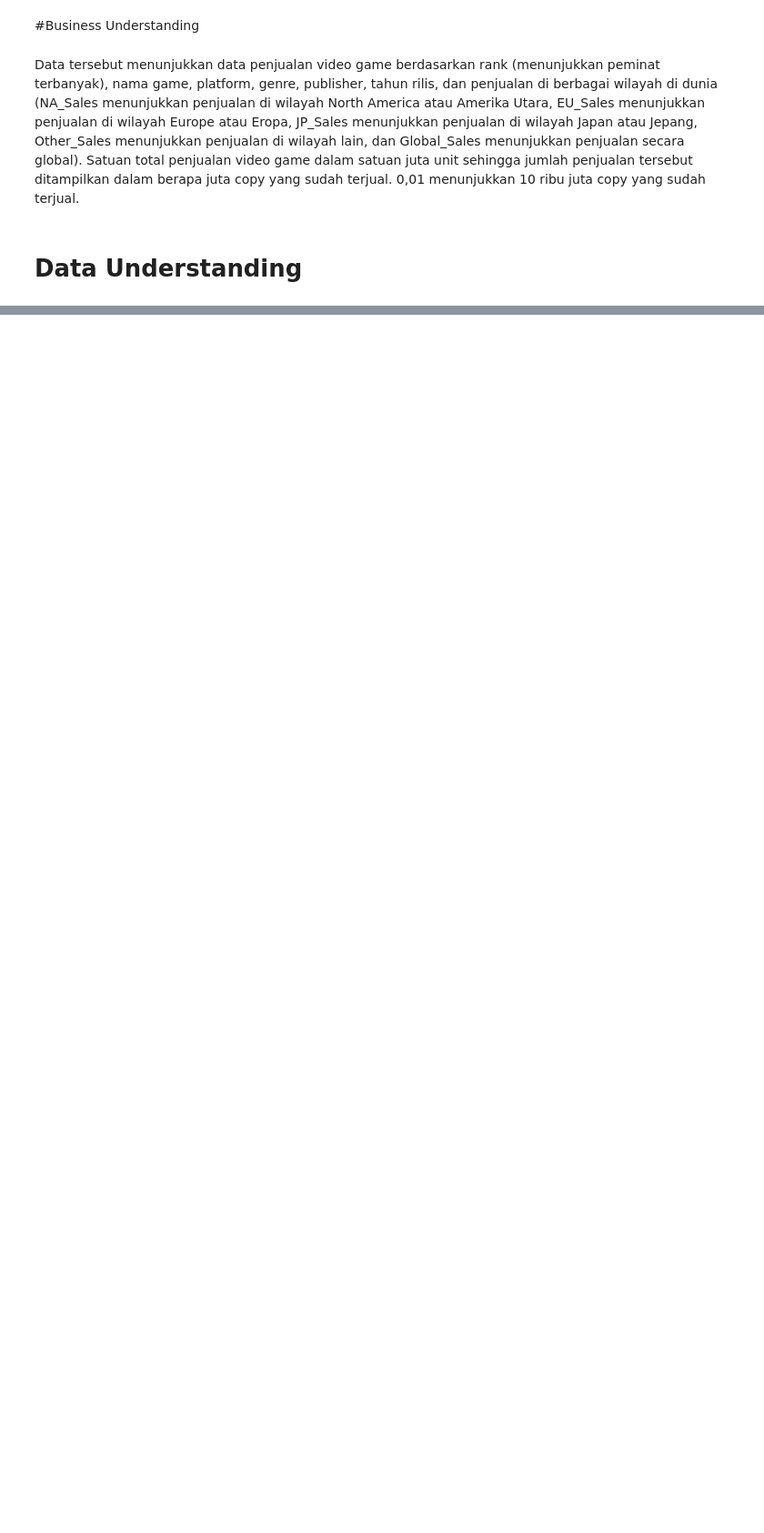
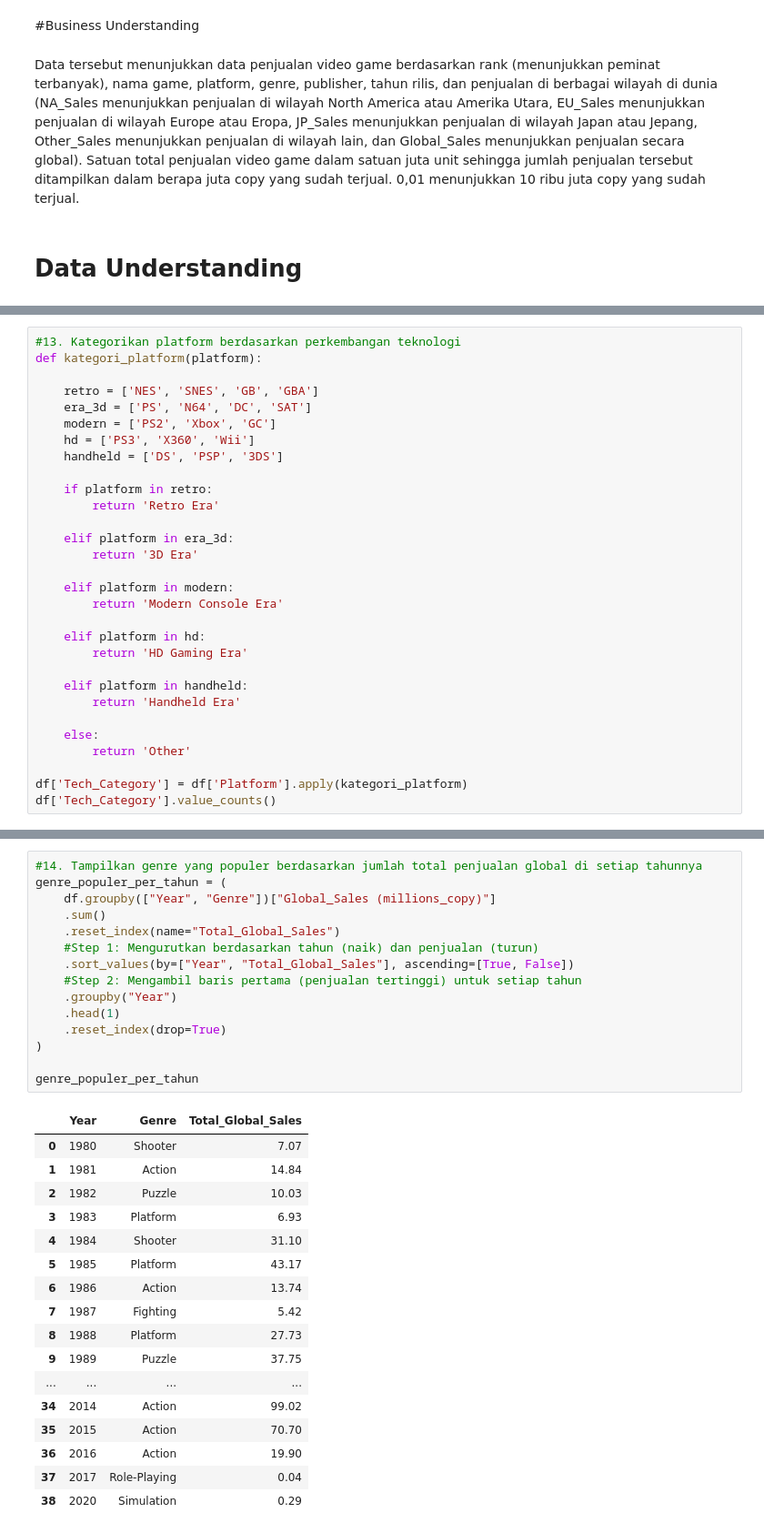
Before and after one commit to dewitrilestari/BLKPP-DIY-VS-CODE, a Jupyter notebook: Mini_Project_Kelompok_2.ipynb, the cells around one changed output, grey strips where cells are left out. Shown at 91% size. Cells and saved outputs as stored; diff of their text form; blank space fills up the shorter version.

```diff
--- a/Mini_Project_Kelompok_2.ipynb
+++ b/Mini_Project_Kelompok_2.ipynb
@@ -416,0 +558,30 @@ Name: count, dtype: int64
+# %%
+#13. Kategorikan platform berdasarkan perkembangan teknologi
+def kategori_platform(platform):
+
+    retro = ['NES', 'SNES', 'GB', 'GBA']
+    era_3d = ['PS', 'N64', 'DC', 'SAT']
+    modern = ['PS2', 'Xbox', 'GC']
+    hd = ['PS3', 'X360', 'Wii']
+    handheld = ['DS', 'PSP', '3DS']
+
+    if platform in retro:
+        return 'Retro Era'
+
+    elif platform in era_3d:
+        return '3D Era'
+
+    elif platform in modern:
+        return 'Modern Console Era'
+
+    elif platform in hd:
+        return 'HD Gaming Era'
+
+    elif platform in handheld:
+        return 'Handheld Era'
+
+    else:
+        return 'Other'
+
+df['Tech_Category'] = df['Platform'].apply(kategori_platform)
+df['Tech_Category'].value_counts()
@@ -416,0 +598,33 @@ Name: count, dtype: int64
+# %%
+#14. Tampilkan genre yang populer berdasarkan jumlah total penjualan global di setiap tahunnya
+genre_populer_per_tahun = (
+    df.groupby(["Year", "Genre"])["Global_Sales (millions_copy)"]
+    .sum()
+    .reset_index(name="Total_Global_Sales")
+    #Step 1: Mengurutkan berdasarkan tahun (naik) dan penjualan (turun)
+    .sort_values(by=["Year", "Total_Global_Sales"], ascending=[True, False])
+    #Step 2: Mengambil baris pertama (penjualan tertinggi) untuk setiap tahun
+    .groupby("Year")
+    .head(1)
+    .reset_index(drop=True)
+)
+
+genre_populer_per_tahun
+# %% [output]
+|  | Year | Genre | Total_Global_Sales |
+| 0 | 1980 | Shooter | 7.07 |
+| 1 | 1981 | Action | 14.84 |
+| 2 | 1982 | Puzzle | 10.03 |
+| 3 | 1983 | Platform | 6.93 |
+| 4 | 1984 | Shooter | 31.10 |
+| 5 | 1985 | Platform | 43.17 |
+| 6 | 1986 | Action | 13.74 |
+| 7 | 1987 | Fighting | 5.42 |
+| 8 | 1988 | Platform | 27.73 |
+| 9 | 1989 | Puzzle | 37.75 |
+| ... | ... | ... | ... |
+| 34 | 2014 | Action | 99.02 |
+| 35 | 2015 | Action | 70.70 |
+| 36 | 2016 | Action | 19.90 |
+| 37 | 2017 | Role-Playing | 0.04 |
+| 38 | 2020 | Simulation | 0.29 |
```
Also changed, not shown: parts of 75 cells of this notebook.
